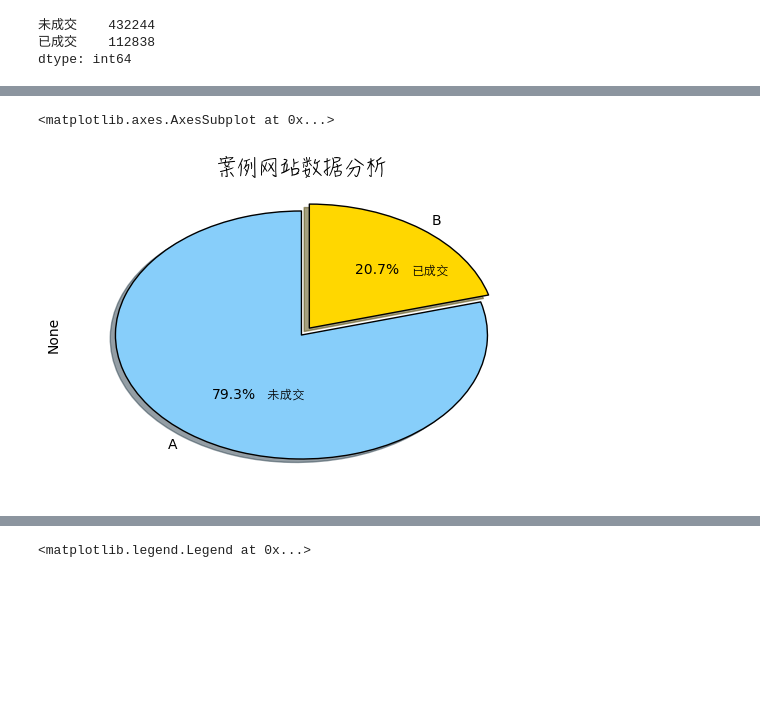
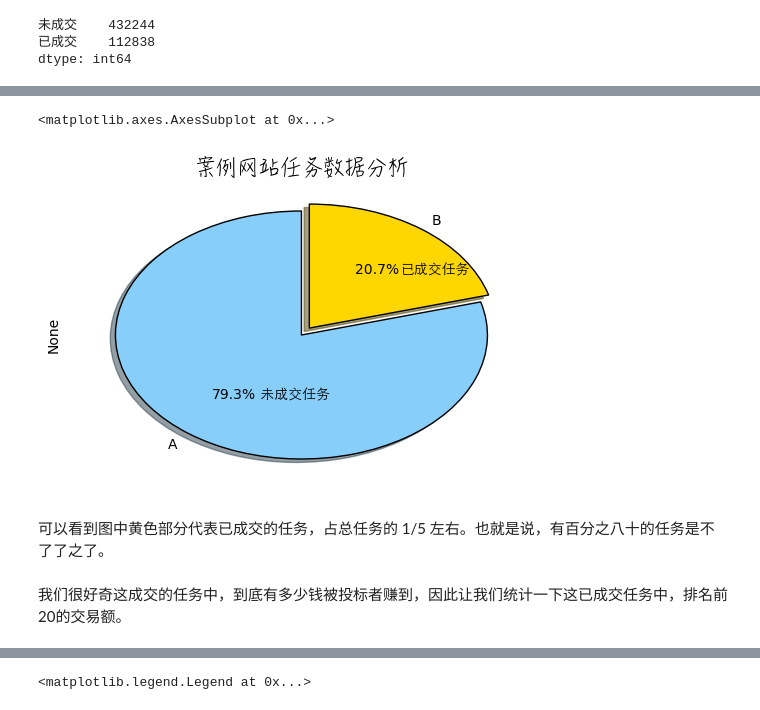
Before and after one commit to chengang545/dataMining, a Jupyter notebook: Untitled2.ipynb, the cells around one changed output, grey strips where cells are left out. Drawn from its saved outputs; the diff is of its cells as text; code cells hidden in the pictures; blank space fills up the shorter version.

```diff
--- a/Untitled2.ipynb
+++ b/Untitled2.ipynb
@@ -40,14 +68,17 @@ dtype: int64
 # %%
+rcParams['savefig.dpi']=100#设定图片的DPI
 zhfont1= font_manager.FontProperties(fname='/Library/Fonts/Lantinghei.ttc')#设定中文字体
 zhfont2= font_manager.FontProperties(fname='/Library/Fonts/Hanzipen.ttc')
 zhfont3= font_manager.FontProperties(fname='/Library/Fonts/Yuanti.ttc')
-
-plt.title(u'案例网站数据分析',size=15,fontproperties=zhfont2)#指定字体
-plt.text(0.6,0.5,u"已成交",fontproperties='STHeiti',size=9)
-plt.text(-0.2,-0.5,u" 未成交",fontproperties='STHeiti',size=9)
-
+plt.title(u'案例网站任务数据分析',size=15,fontproperties=zhfont2)#指定字体
+plt.text(0.54,0.50,u"已成交任务",fontproperties='STHeiti',size=10)
+plt.text(-0.24,-0.51,u" 未成交任务",fontproperties='STHeiti',size=10)
 #'yellowgreen', 'gold', 'lightskyblue', 'lightcoral'#可用的饼图颜色
 df.iloc[:,2].value_counts().iloc[0:2].plot(kind='pie',labels= [u'A','B'],explode= (0, 0.07,),colors=['lightskyblue', 'gold'],shadow=True,autopct='%0.1f%%', startangle=90);#设定图形形状柱形图
 # %% [output]
 <matplotlib.axes.AxesSubplot at 0x...>
-[figure, old version]
+[figure, new version]
+# %% [markdown]
+可以看到图中黄色部分代表已成交的任务，占总任务的 1/5 左右。也就是说，有百分之八十的任务是不了了之了。
+# %% [markdown]
+我们很好奇这成交的任务中，到底有多少钱被投标者赚到，因此让我们统计一下这已成交任务中，排名前20的交易额。
```
Also changed, not shown: parts of 27 cells of this notebook.
